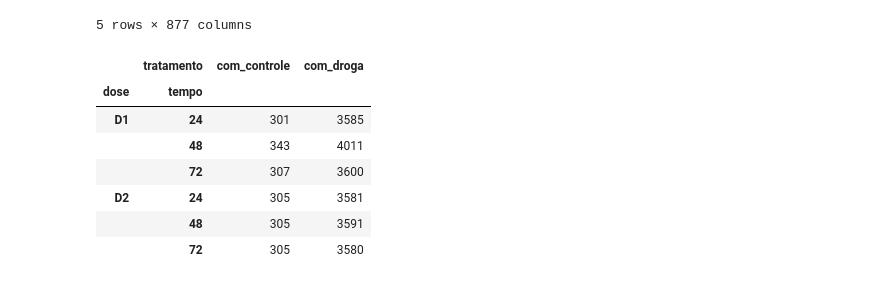
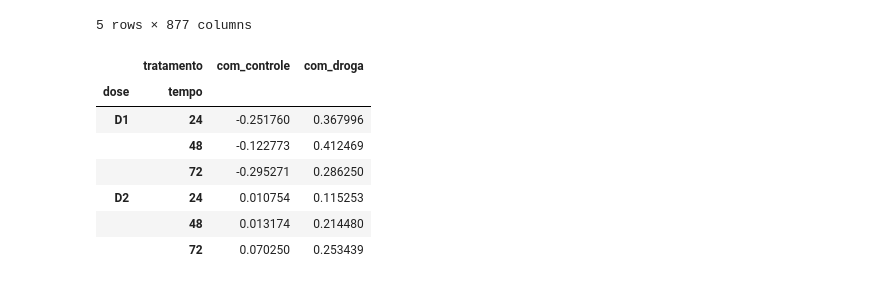
Before and after one commit to Viniciusalgueiro/Alura, a Jupyter notebook: imersaoAlura.ipynb, the cells around one changed output. Saved outputs shown, nothing was run; the diff lists cells and outputs as text; code cells hidden in the pictures.

```diff
--- a/imersaoAlura.ipynb
+++ b/imersaoAlura.ipynb
@@ -175,13 +173,13 @@ df.head()
 | 4 | id_001626bd3 | com_droga | 72 | D2 | 7cbed3131 | -0.3254 | -0.4009 | 0.9700 | 0.6919 | 1.4180 | ... | ... |
 5 rows × 877 columns
 # %%
-pd.crosstab([df['dose'], df['tempo']], df['tratamento'])
+pd.crosstab([df['dose'], df['tempo']], df['tratamento'], values=df['g-0'], aggfunc='mean')
 # %% [output]
 |  | tratamento | com_controle | com_droga |
 | dose | tempo |  |  |
-| D1 | 24 | 301 | 3585 |
-|  | 48 | 343 | 4011 |
-|  | 72 | 307 | 3600 |
-| D2 | 24 | 305 | 3581 |
-|  | 48 | 305 | 3591 |
-|  | 72 | 305 | 3580 |
+| D1 | 24 | -0.251760 | 0.367996 |
+|  | 48 | -0.122773 | 0.412469 |
+|  | 72 | -0.295271 | 0.286250 |
+| D2 | 24 | 0.010754 | 0.115253 |
+|  | 48 | 0.013174 | 0.214480 |
+|  | 72 | 0.070250 | 0.253439 |
```
Also changed, not shown: parts of 5 cells of this notebook.
